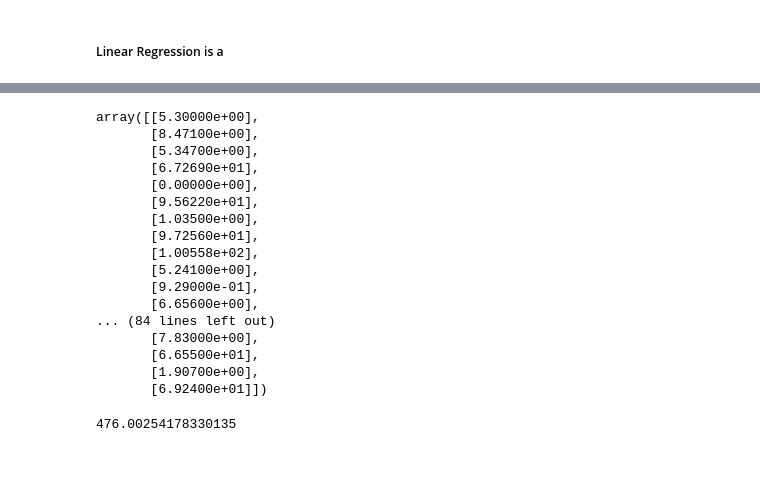
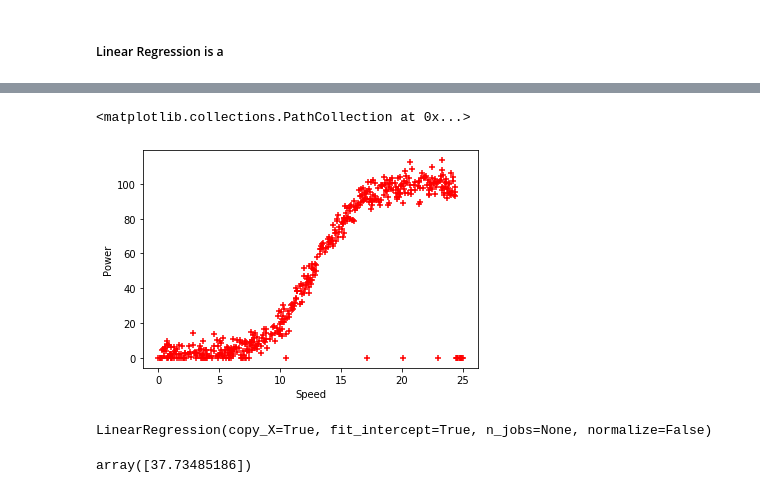
Before and after one commit to Aarondon1993/Fundamentals_Project, a Jupyter notebook: Linear Regression.ipynb, the cells around one changed output, grey strips where cells are left out. Cells and saved outputs as stored; diff of their text form; code cells hidden in the pictures; blank space fills up the shorter version.

Commit message:
Simplified code and added regression descriptions

```diff
--- a/Linear Regression.ipynb
+++ b/Linear Regression.ipynb
@@ -41,25 +40,19 @@ array([98.26078686])
-# %%
-y_test
-# %% [output]
-array([[5.30000e+00],
-       [8.47100e+00],
-       [5.34700e+00],
-       [6.72690e+01],
-       [0.00000e+00],
-       [9.56220e+01],
-       [1.03500e+00],
-       [9.72560e+01],
-       [1.00558e+02],
-       [5.24100e+00],
-       [9.29000e-01],
-       [6.65600e+00],
-... (84 lines left out)
-       [7.83000e+00],
-       [6.65500e+01],
-       [1.90700e+00],
-       [6.92400e+01]])
-# %%
-import numpy as np
-np.mean((a-y_test)**2)
-# %% [output]
-476.00254178330135
+# %%
+import matplotlib.pyplot as plt
+%matplotlib inline
+plt.xlabel('Speed')
+plt.ylabel('Power')
+plt.scatter(df.speed, df.power, color = 'red', marker= '+')
+# %% [output]
+<matplotlib.collections.PathCollection at 0x...>
+[figure, added]
+# %%
+
+reg=linear_model.LinearRegression()
+reg.fit(df[['speed']], df.power)
+# %% [output]
+LinearRegression(copy_X=True, fit_intercept=True, n_jobs=None, normalize=False)
+# %%
+reg.predict([[10.5]])
+# %% [output]
+array([37.73485186])
```
Also changed, not shown: parts of 11 cells of this notebook.
